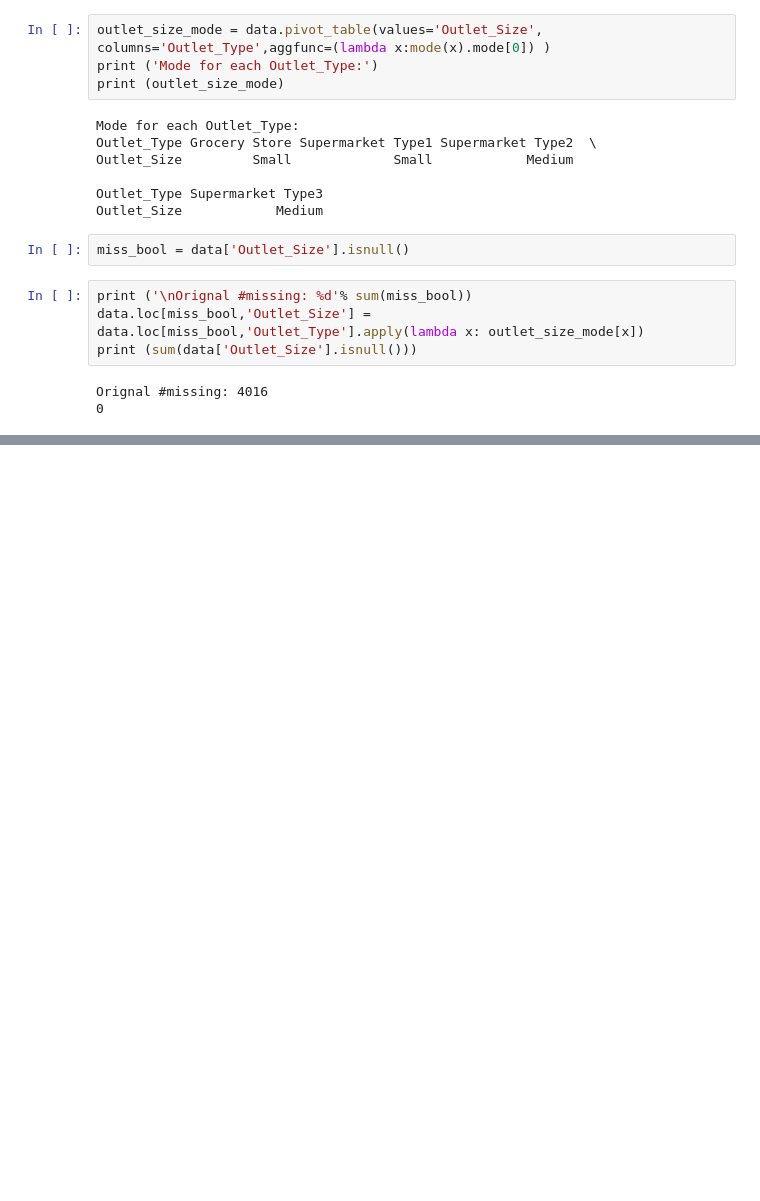
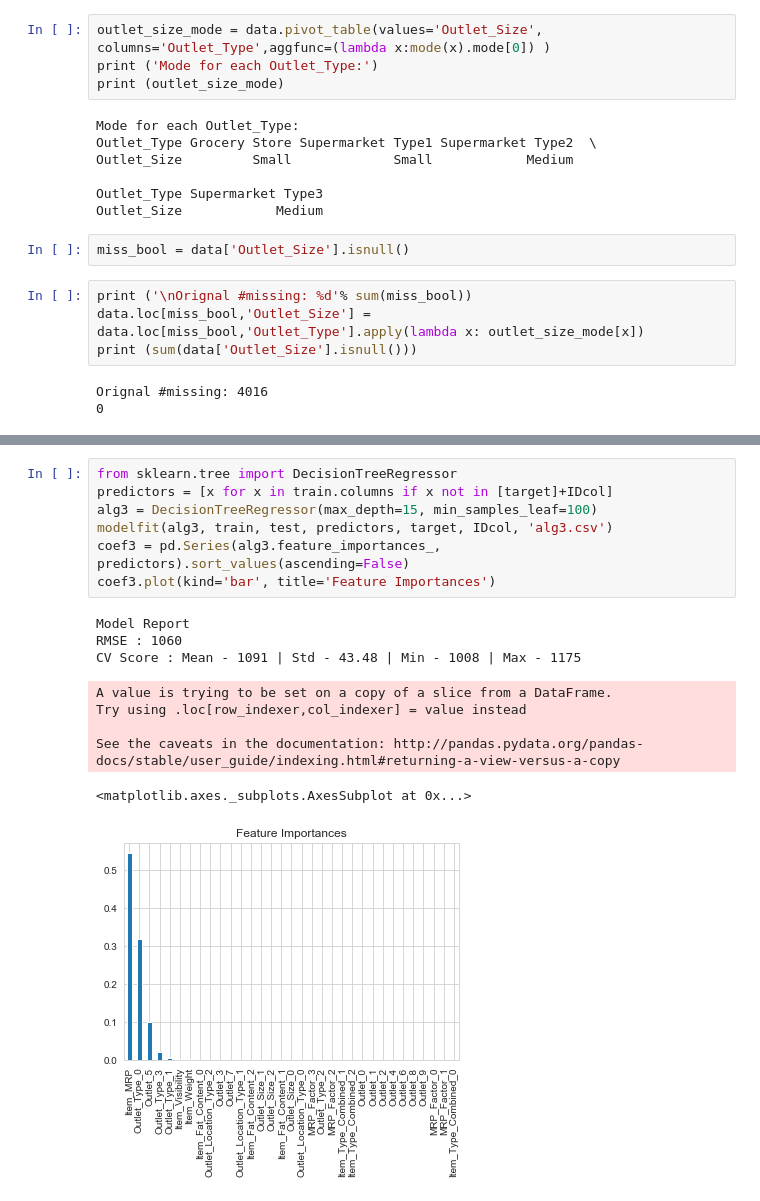
Before and after one commit to fsayfitdinov/big_mart_sales, a Jupyter notebook: BMS.ipynb, the cells around one changed output, grey strips where cells are left out. Saved outputs shown, nothing was run; the diff lists cells and outputs as text; blank space fills up the shorter version.

```diff
--- a/BMS.ipynb
+++ b/BMS.ipynb
@@ -221,0 +580,17 @@ Orignal #missing: 4016
+# %%
+from sklearn.tree import DecisionTreeRegressor
+predictors = [x for x in train.columns if x not in [target]+IDcol]
+alg3 = DecisionTreeRegressor(max_depth=15, min_samples_leaf=100)
+modelfit(alg3, train, test, predictors, target, IDcol, 'alg3.csv')
+coef3 = pd.Series(alg3.feature_importances_, predictors).sort_values(ascending=False)
+coef3.plot(kind='bar', title='Feature Importances')
+# %% [output]
+Model Report
+RMSE : 1060
+CV Score : Mean - 1091 | Std - 43.48 | Min - 1008 | Max - 1175
+A value is trying to be set on a copy of a slice from a DataFrame.
+Try using .loc[row_indexer,col_indexer] = value instead
+
+See the caveats in the documentation: http://pandas.pydata.org/pandas-docs/stable/user_guide/indexing.html#returning-a-view-versus-a-copy
+<matplotlib.axes._subplots.AxesSubplot at 0x...>
+[figure, added]
```
Also changed, not shown: parts of 49 cells of this notebook, 5 other files.
